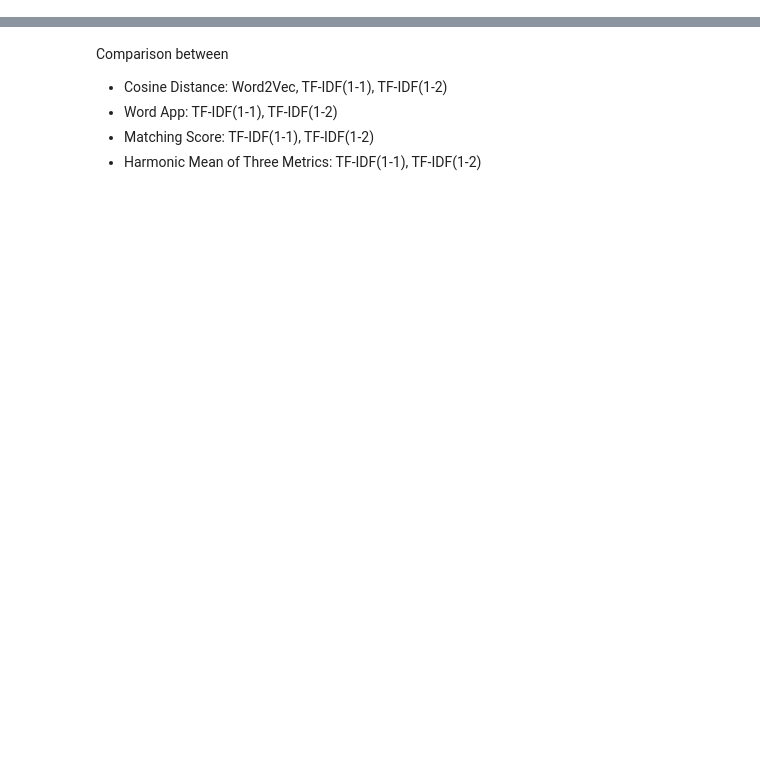
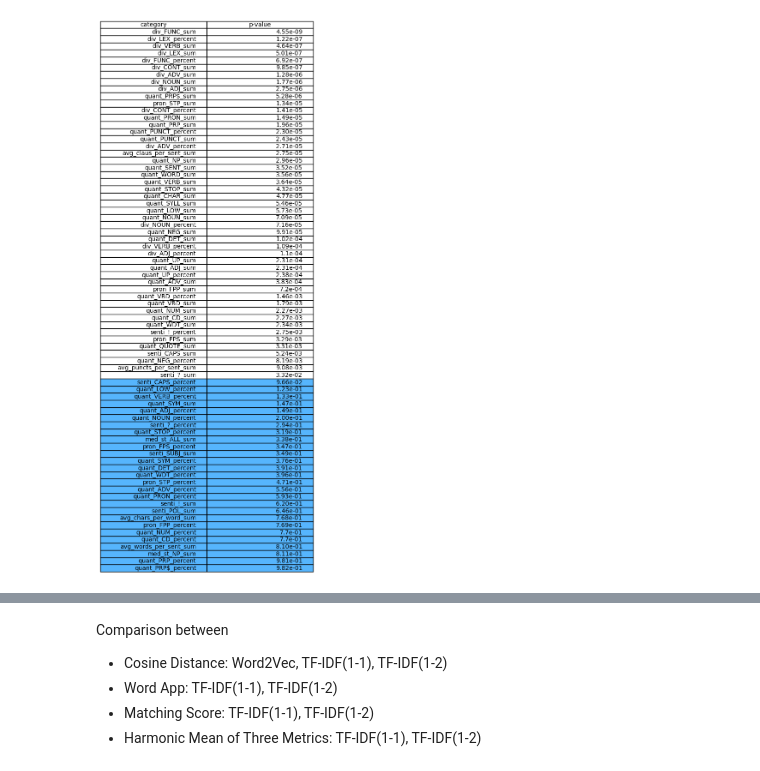
Before and after one commit to dukeraphaelng/ducknewsreporter, a Jupyter notebook: src/EDA.ipynb, the cells around one changed output, grey strips where cells are left out. Cells and saved outputs as stored; diff of their text form; code cells hidden in the pictures; blank space fills up the shorter version.

Commit message:
feat: non-latent features

```diff
--- a/src/EDA.ipynb
+++ b/src/EDA.ipynb
@@ -1,18 +3,23 @@
 # %%
 import numpy as np
+import pandas as pd
 import matplotlib.pyplot as plt
 from matplotlib.patches import Rectangle
 from scipy.spatial.distance import jensenshannon
+import seaborn as sns
 
 from preprocess import Preprocessor
 from dataset import DatasetLoader, FakeOrRealLabel
 from textual_relevance import TextualRelevance
+from non_latent_features import NonLatentFeatures
 
-pp = Preprocessor()
+pp = Preprocessor(lowercase=False,remove_non_ascii=True, remove_punctuation=False, lemmatization=False, remove_stopwords=False)
 ds = DatasetLoader()
 df = ds.load_horne2017_fakenewsdata(drop_if_less_than_num_contexts=1).as_pandas()
+
+df = df[['id', 'label', 'title', 'content', 'ctx1_title', 'ctx1_content', 'ctx2_title', 'ctx2_content', 'ctx3_title', 'ctx3_content']]
 
 df['label'] = df['label'].apply(lambda label: 1 if label == FakeOrRealLabel.REAL else 0)
 
 for col in ["content", "ctx1_content", "ctx2_content", "ctx3_content"]:
-    df[col] = df[col].apply(pp.preprocess_and_tokenize_opt)
+    df[col] = df[col].apply(pp.preprocess)
@@ -39,0 +53,31 @@ df
+# %%
+def display_plot(p_values_sorted):
+    fig, ax = plt.subplots()
+
+    # hide axes
+    fig.patch.set_visible(False)
+    ax.axis('off')
+    ax.axis('tight')
+
+    table = ax.table(cellText=[(x[0][8:], np.format_float_scientific(x[1], precision=2, exp_digits=2)) for x in p_values_sorted], colLabels=['category', 'p-value'], loc='center')
+
+    for x in np.where(np.array([x[1] for x in p_values_sorted]) >= 0.05)[0]:
+        table[(x + 1, 0)].set_facecolor("#56b5fd")
+        table[(x + 1, 1)].set_facecolor("#56b5fd")
+
+    fig.tight_layout()
+
+    plt.show()
+# %%
+# Get all the features to feed into the two models
+feats = []
+for k in ['div_NOUN_sum', 'div_NOUN_percent', 'div_VERB_sum', 'div_VERB_percent', 'div_ADJ_sum', 'div_ADJ_percent', 'div_ADV_sum', 'div_ADV_percent', 'div_LEX_sum', 'div_LEX_percent', 'div_CONT_sum', 'div_CONT_percent', 'div_FUNC_sum', 'div_FUNC_percent', 'pron_FPS_sum', 'pron_FPS_percent', 'pron_FPP_sum', 'pron_FPP_percent', 'pron_STP_sum', 'pron_STP_percent', 'quant_NOUN_sum', 'quant_NOUN_percent', 'quant_VERB_sum', 'quant_VERB_percent', 'quant_ADJ_sum', 'quant_ADJ_percent', 'quant_ADV_sum', 'quant_ADV_percent', 'quant_PRON_sum', 'quant_PRON_percent', 'quant_DET_sum', 'quant_DET_percent', 'quant_NUM_sum', 'quant_NUM_percent', 'quant_PUNCT_sum', 'quant_PUNCT_percent', 'quant_SYM_sum', 'quant_SYM_percent', 'quant_PRP_sum', 'quant_PRP_percent', 'quant_PRP$_sum', 'quant_PRP$_percent', 'quant_WDT_sum', 'quant_WDT_percent', 'quant_CD_sum', 'quant_CD_percent', 'quant_VBD_sum', 'quant_VBD_percent', 'quant_STOP_sum', 'quant_STOP_percent', 'quant_LOW_sum', 'quant_LOW_percent', 'quant_UP_sum', 'quant_UP_percent', 'quant_NEG_sum', 'quant_NEG_percent', 'quant_QUOTE_sum', 'quant_NP_sum', 'quant_CHAR_sum', 'quant_WORD_sum', 'quant_SENT_sum', 'quant_SYLL_sum', 'senti_!_sum', 'senti_!_percent', 'senti_?_sum', 'senti_?_percent', 'senti_CAPS_sum', 'senti_CAPS_percent', 'senti_POL_sum', 'senti_SUBJ_sum', 'avg_chars_per_word_sum', 'avg_words_per_sent_sum', 'avg_claus_per_sent_sum', 'avg_puncts_per_sent_sum', 'med_st_ALL_sum', 'med_st_NP_sum']:
+    feats.append('content_' + k)
+
+# ANOVA
+f_stats, p_values = f_classif(df[feats], df.label)
+p_values_sorted = sorted(list(zip(feats, p_values)), key=lambda x: x[1])
+
+display_plot(p_values_sorted)
+# %% [output]
+[figure, added]
```
Also changed, not shown: parts of 21 cells of this notebook, 2 other files.
